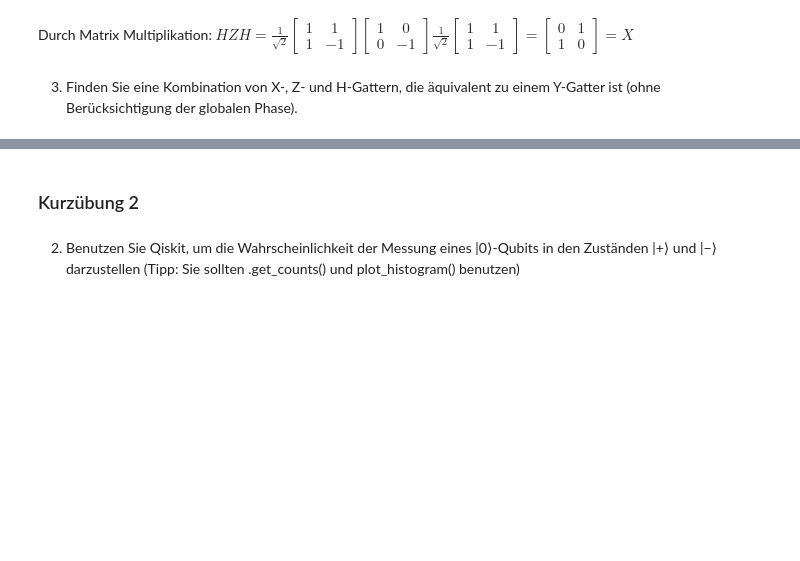
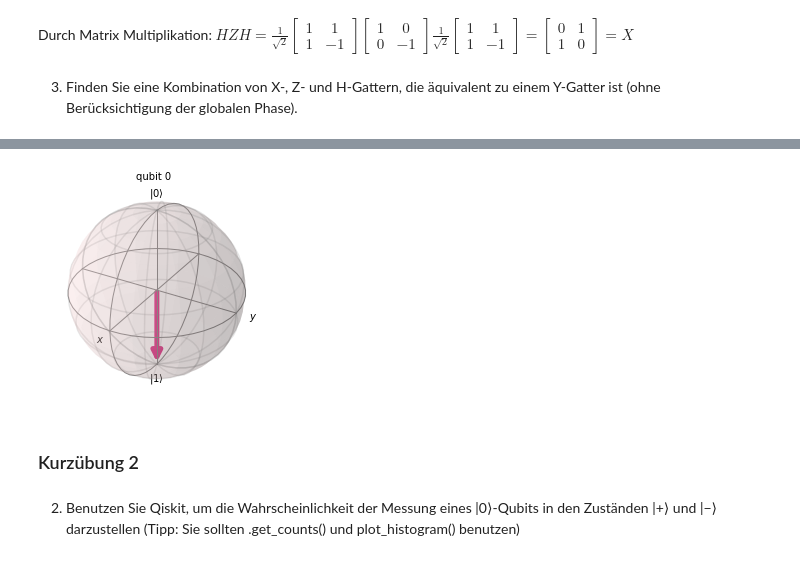
Before and after one commit to czachow/qcmb-training, a Jupyter notebook: solutions/04-EinQubitGatesII-Loesungen.ipynb, the cells around one changed output, grey strips where cells are left out. Cells and saved outputs as stored; diff of their text form; code cells hidden in the pictures; blank space fills up the shorter version.

```diff
--- a/solutions/04-EinQubitGatesII-Loesungen.ipynb
+++ b/solutions/04-EinQubitGatesII-Loesungen.ipynb
@@ -43,19 +59,20 @@ array_to_latex(unitary*1j)
 # %%
-from qiskit import QuantumCircuit, assemble, Aer
+from qiskit import QuantumCircuit, Aer
 from math import pi, sqrt
 from qiskit.visualization import plot_bloch_multivector, plot_histogram
 
 qc = QuantumCircuit(1)
 # Begin sequence of gates
 qc.h(0)
 qc.x(0)
 qc.z(0)
 qc.h(0)
 
 svsim = Aer.get_backend('statevector_simulator')
-qobj = assemble(qc)
-state = svsim.run(qobj).result().get_statevector()
+state = svsim.run(qc).result().get_statevector()
 plot_bloch_multivector(state)
+# %% [output]
+[figure, added]
 # %% [markdown]
 ### Kurzübung 2
 # %% [markdown]
```
Also changed, not shown: parts of 7 cells of this notebook, 5 other files.
